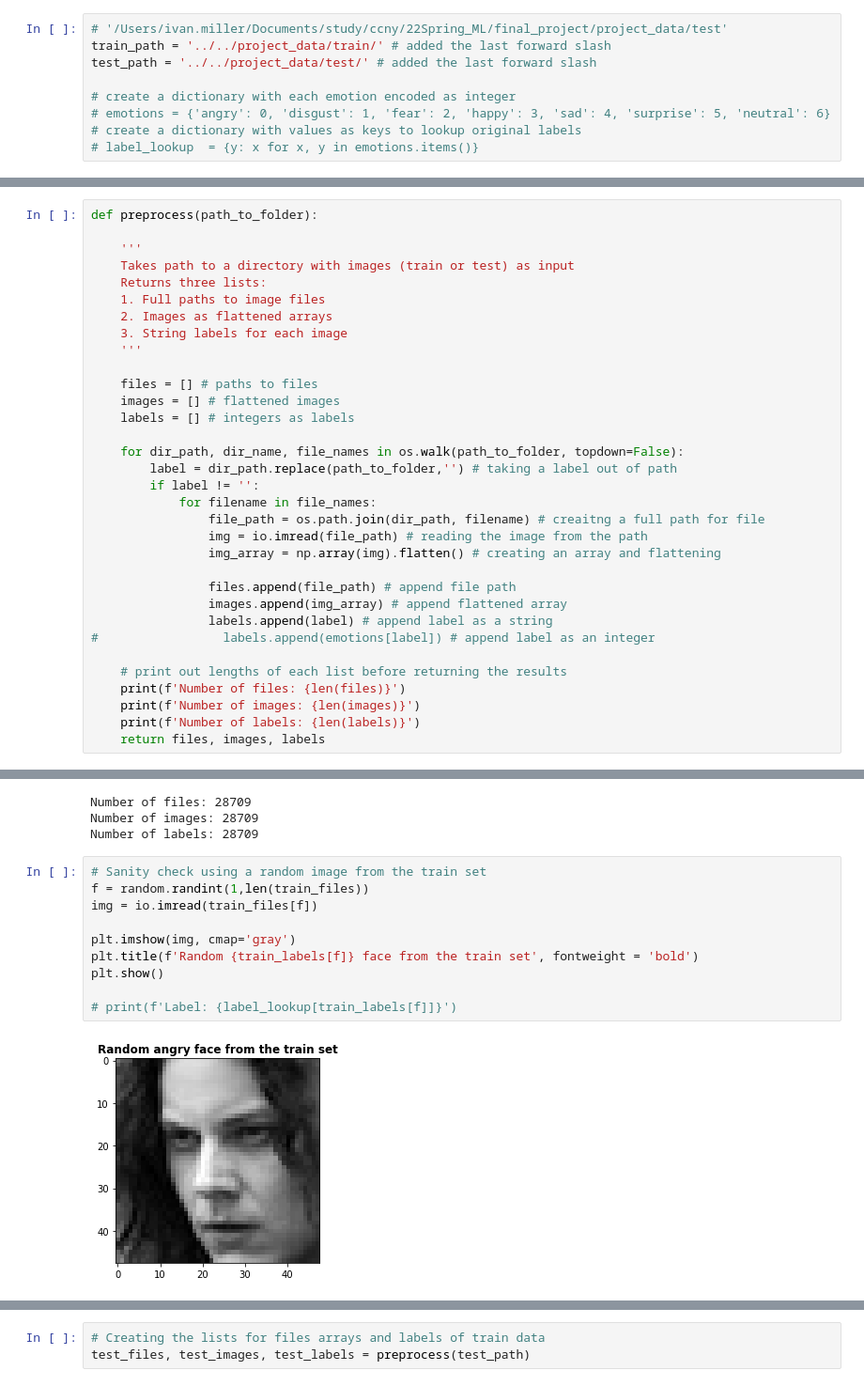
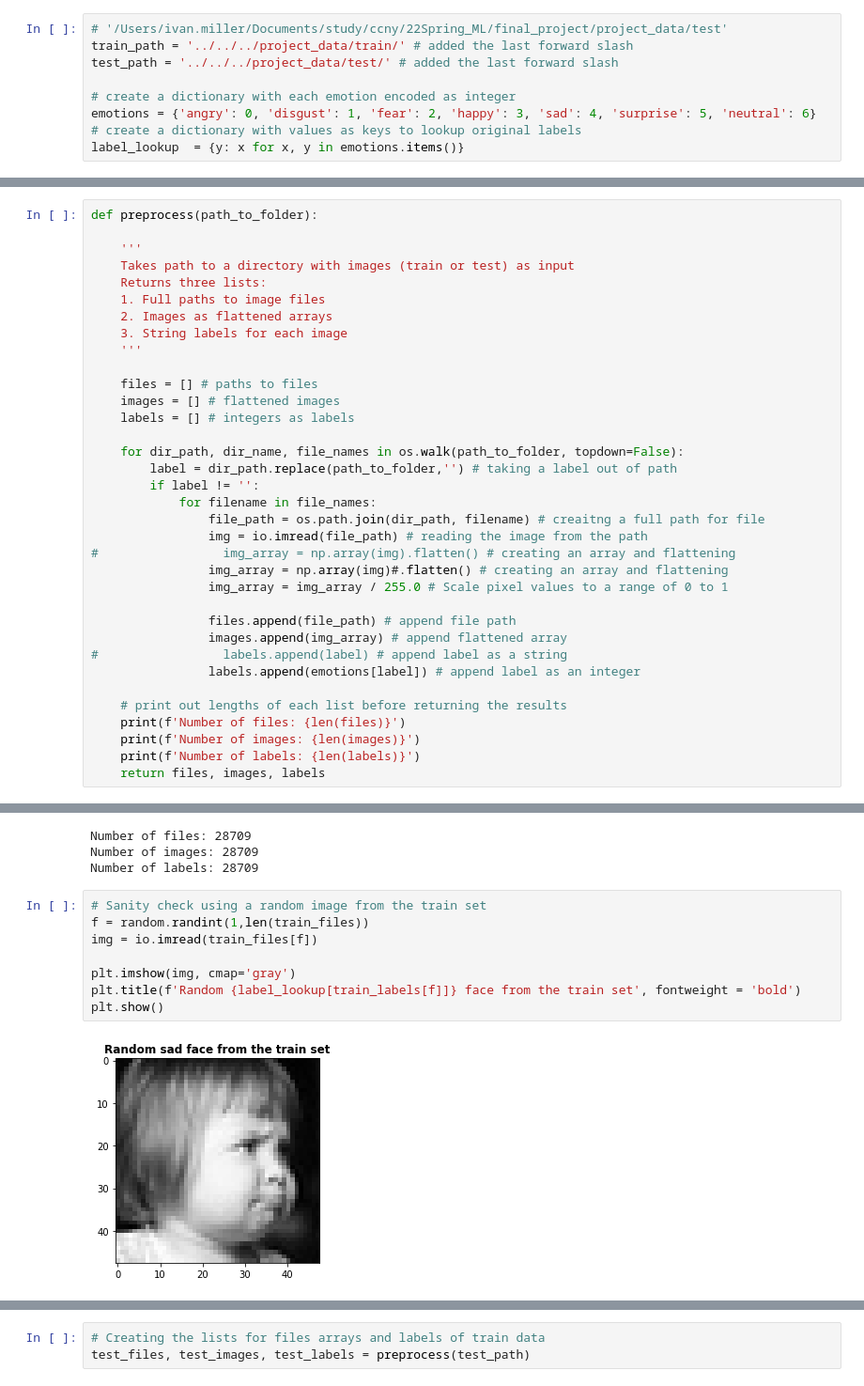
Before and after one commit to chikakoto/facial-expression-recognition, a Jupyter notebook: notebooks/ivan/1.0-im-experimental.ipynb, the cells around one changed output, grey strips where cells are left out. Shown at 94% size. Saved outputs shown, nothing was run; the diff lists cells and outputs as text.

```diff
--- a/notebooks/ivan/1.0-im-experimental.ipynb
+++ b/notebooks/ivan/1.0-im-experimental.ipynb
@@ -26,12 +26,12 @@ import random
 # %%
 # '/Users/ivan.miller/Documents/study/ccny/22Spring_ML/final_project/project_data/test'
-train_path = '../../project_data/train/' # added the last forward slash
-test_path = '../../project_data/test/' # added the last forward slash
+train_path = '../../../project_data/train/' # added the last forward slash
+test_path = '../../../project_data/test/' # added the last forward slash
 
 # create a dictionary with each emotion encoded as integer
-# emotions = {'angry': 0, 'disgust': 1, 'fear': 2, 'happy': 3, 'sad': 4, 'surprise': 5, 'neutral': 6}
+emotions = {'angry': 0, 'disgust': 1, 'fear': 2, 'happy': 3, 'sad': 4, 'surprise': 5, 'neutral': 6}
 # create a dictionary with values as keys to lookup original labels
-# label_lookup  = {y: x for x, y in emotions.items()}
+label_lookup  = {y: x for x, y in emotions.items()}
 # %% [markdown]
 #### Exploring the folder contents
 # %%
@@ -72,12 +72,14 @@ def preprocess(path_to_folder):
             for filename in file_names:
                 file_path = os.path.join(dir_path, filename) # creaitng a full path for file
                 img = io.imread(file_path) # reading the image from the path
-                img_array = np.array(img).flatten() # creating an array and flattening
+#                 img_array = np.array(img).flatten() # creating an array and flattening
+                img_array = np.array(img)#.flatten() # creating an array and flattening
+                img_array = img_array / 255.0 # Scale pixel values to a range of 0 to 1
 
                 files.append(file_path) # append file path
                 images.append(img_array) # append flattened array
-                labels.append(label) # append label as a string
-#                 labels.append(emotions[label]) # append label as an integer
+#                 labels.append(label) # append label as a string
+                labels.append(emotions[label]) # append label as an integer
 
     # print out lengths of each list before returning the results
     print(f'Number of files: {len(files)}')
@@ -94,15 +134,13 @@ Number of labels: 28709
 # %%
 # Sanity check using a random image from the train set
 f = random.randint(1,len(train_files))
 img = io.imread(train_files[f])
 
 plt.imshow(img, cmap='gray')
-plt.title(f'Random {train_labels[f]} face from the train set', fontweight = 'bold')
+plt.title(f'Random {label_lookup[train_labels[f]]} face from the train set', fontweight = 'bold')
 plt.show()
-
-# print(f'Label: {label_lookup[train_labels[f]]}')
 # %% [output]
-[figure, old version]
+[figure, new version]
 # %%
 #Count the number of occurences in the train set
 label, counts = np.unique(train_labels, return_counts = True)
```
Also changed, not shown: parts of 12 cells of this notebook, 1 other file.
